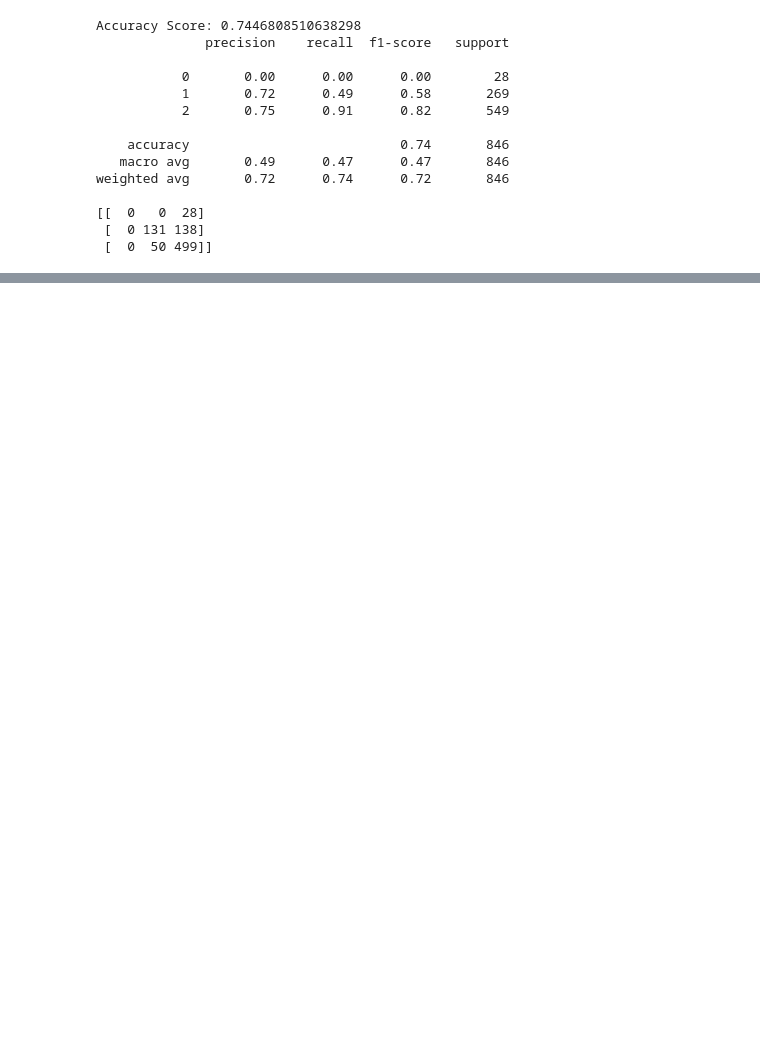
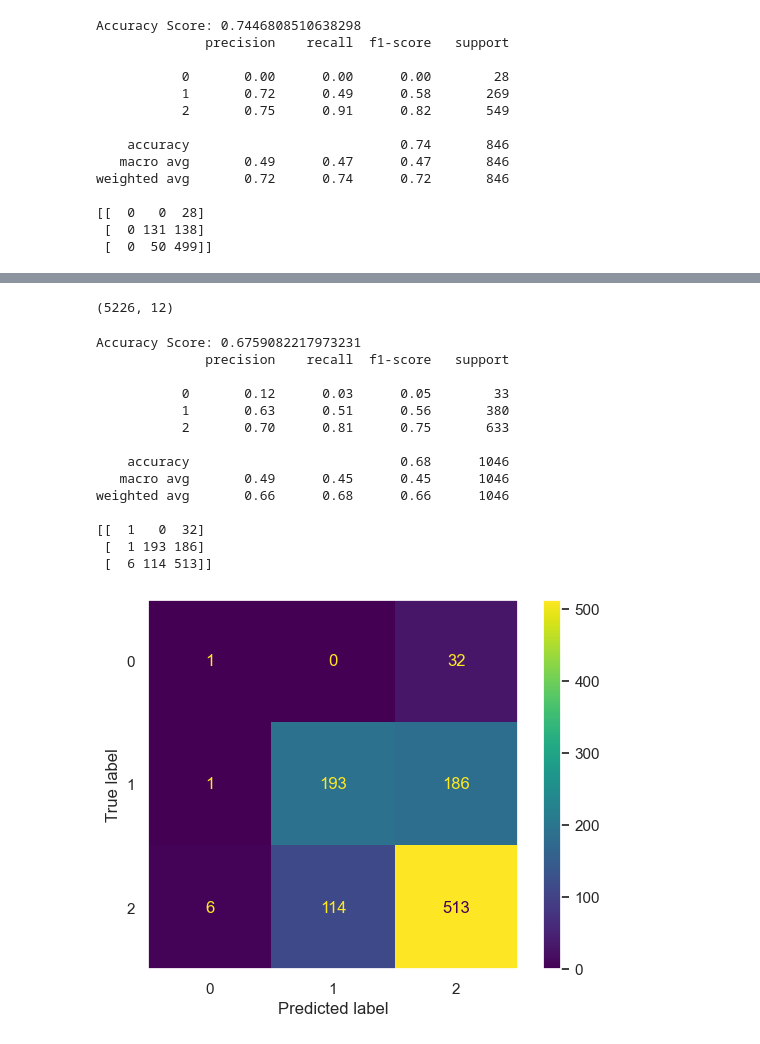
Before and after one commit to cdb8675309/-mod1-project2-Sprint-3, a Jupyter notebook: Sprint_3.ipynb, the cells around one changed output, grey strips where cells are left out. Saved outputs shown, nothing was run; the diff lists cells and outputs as text; code cells hidden in the pictures; blank space fills up the shorter version.

```diff
--- a/Sprint_3.ipynb
+++ b/Sprint_3.ipynb
@@ -2040,0 +2258,58 @@ weighted avg       0.72      0.74      0.72       846
+# %%
+#reshaping data using trimming of outliers
+# HIGH 0, LOW 1, MED 2
+from scipy import stats
+
+
+norm_upper_limit= qual_eval_set_2["chlorides"].mean() + 3 * qual_eval_set_2["chlorides"].std()
+norm_lower_limit = qual_eval_set_2["chlorides"].mean() - 3 * qual_eval_set_2["chlorides"].std()
+
+qual_eval_set_2_trimmed = qual_eval_set_2[(qual_eval_set_2["chlorides"] > norm_lower_limit)& (qual_eval_set_2["chlorides"] < norm_upper_limit)]
+qual_eval_set_2_trimmed.shape
+# %% [output]
+(5226, 12)
+# %%
+#Quality SVM after tuning. C at 10, Gamma at 1.0 using Standard Scaling, trimmed data for chlorides. 67%, and correctly guessed a high!
+# HIGH 0, LOW 1, MED 2
+from sklearn.preprocessing import StandardScaler
+from sklearn.preprocessing import RobustScaler
+X = qual_eval_set_2_trimmed.drop(columns=['qual_label_cat', 'fixed_acidity', 'citric_acid', 'residual_sugar', 'free_sulfur_dioxide', 'total_sulfur_dioxide', 'sulphates'])
+y = qual_eval_set_2_trimmed['qual_label_cat']
+
+X_train, X_test, y_train, y_test = train_test_split(X, y, test_size = 0.2, random_state=665)
+
+scaled = StandardScaler().fit(X_train)
+X_train_scaled = scaled.transform(X_train)
+X_test_scaled = scaled.transform(X_test)
+
+clf = svm.SVC(kernel='rbf', C=10,  gamma=1.0) # RBF Kernel
+clf.fit(X_train_scaled, y_train)
+
+pred_y = clf.predict(X_test_scaled)
+
+print("Accuracy Score:", accuracy_score(y_test, pred_y))
+print(classification_report(y_test, pred_y))
+print(confusion_matrix(y_test, pred_y))
+
+cm = confusion_matrix(y_test, pred_y, labels=clf.classes_)
+disp = ConfusionMatrixDisplay(confusion_matrix=cm, display_labels=clf.classes_ )
+
+disp.plot()
+plt.grid(False)
+plt.show()
+# %% [output]
+Accuracy Score: 0.6759082217973231
+              precision    recall  f1-score   support
+
+           0       0.12      0.03      0.05        33
+           1       0.63      0.51      0.56       380
+           2       0.70      0.81      0.75       633
+
+    accuracy                           0.68      1046
+   macro avg       0.49      0.45      0.45      1046
+weighted avg       0.66      0.68      0.66      1046
+
+[[  1   0  32]
+ [  1 193 186]
+ [  6 114 513]]
+[figure, added]
```
Also changed, not shown: parts of 16 cells of this notebook.
